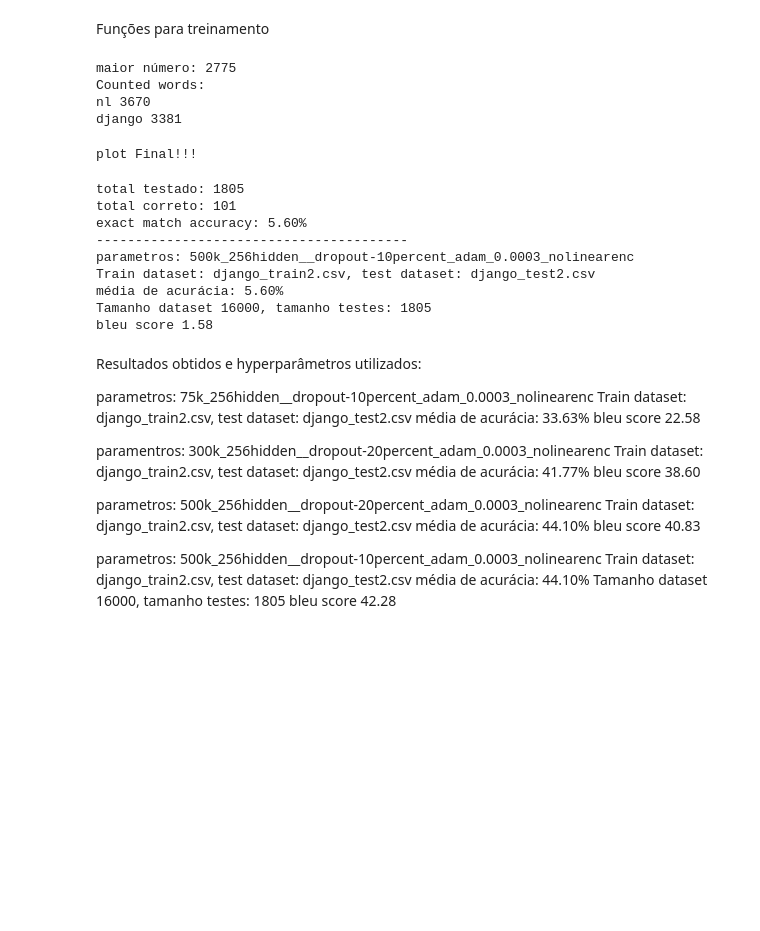
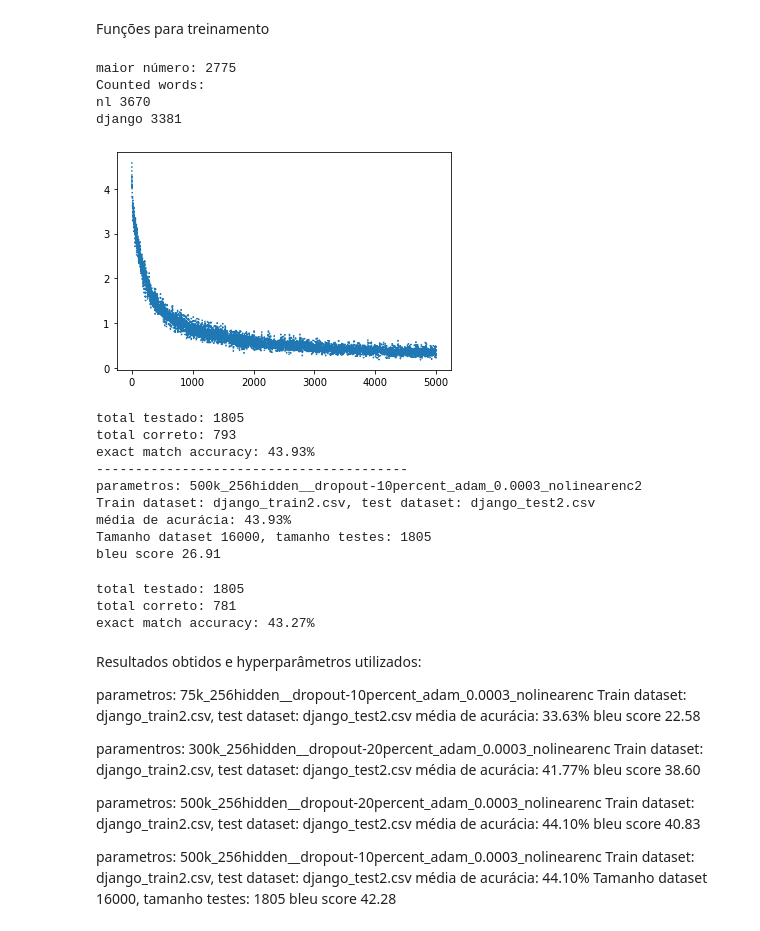
Before and after one commit to ramirorudiger/CodeGenerationWithNMT, a Jupyter notebook: TCC_Ramiro_NMT_Code_generation.ipynb, the cells around one changed output. Saved outputs shown, nothing was run; the diff lists cells and outputs as text; code cells hidden in the pictures; blank space fills up the shorter version.

```diff
--- a/TCC_Ramiro_NMT_Code_generation.ipynb
+++ b/TCC_Ramiro_NMT_Code_generation.ipynb
@@ -294,25 +294,31 @@ def timeSince(since, percent):
   return '%s (- %s)' % (asMinutes(s), asMinutes(rs))
 # %%
 import matplotlib.pyplot as plt
-plt.switch_backend('agg')
+#plt.switch_backend('agg')
 import matplotlib.ticker as ticker
 import numpy as np
 
+def show_plot2(points):
+  ypoints = np.array(points)
+
+  plt.plot(ypoints, linestyle = 'dotted')
+  plt.show()
 
 def showPlot(points):
-  #ypoints = np.array([3, 8, 1, 10])
-
-  #plt.plot(ypoints, linestyle = 'dotted')
-  #plt.show()
   plt.figure()
   fig, ax = plt.subplots()
   # this locator puts ticks at regular intervals
   loc = ticker.MultipleLocator(base=0.2)
   ax.yaxis.set_major_locator(loc)
   plt.plot(points)
-  #plt.show()
 # %%
 from tqdm import tqdm
+from numpy import asarray
+from numpy import savetxt
+
+def save_losses(file_name, losses):
+  data = asarray(losses)
+  savetxt(file_name, data, delimiter=',')
 
 def trainIters(encoder, decoder, n_iters, max_length, print_every=1000, plot_every=100, learning_rate=0.01):
   start = time.time()
@@ -349,10 +355,9 @@ def trainIters(encoder, decoder, n_iters, max_length, print_every=1000, plot_eve
         plot_losses.append(plot_loss_avg)
         plot_loss_total = 0
       if iter % 50000 == 0:
-        showPlot(plot_losses)
+        save_losses(f'losses_{iter}.csv', plot_losses)
 
-  print("plot Final!!!")
-  showPlot(plot_losses)
+  show_plot2(plot_losses)
 # %%
 def evaluate(encoder, decoder, sentence, max_length):
     with torch.no_grad():
@@ -401,21 +406,21 @@ def evaluateRandomly(encoder, decoder, max_length, n=10):
 # %%
 train_file = "django_train2.csv"
 test_file = "django_test2.csv"
 
 input_lang, output_lang, pairs, MAX_LENGTH = prepareData('nl', 'django', train_file, reverse=False)
 
 hidden_size = 256
 encoder1 = EncoderRNN(input_lang.n_words, hidden_size).to(device)
 attn_decoder1 = AttnDecoderRNN(hidden_size, output_lang.n_words, MAX_LENGTH, dropout_p=0.1).to(device)
 #att_decoder_multihead = MultiHeadAttentionLayer( hidden_size, 256, 0.1, device).to(device)
-trainIters(encoder1, attn_decoder1, 500000, MAX_LENGTH, print_every=10, learning_rate=0.0003)
+trainIters(encoder1, attn_decoder1, 500000, MAX_LENGTH, print_every=500, learning_rate=0.0003)
 #evaluateRandomly(encoder1, attn_decoder1)
 # %% [output]
 maior número: 2775
 Counted words:
 nl 3670
 django 3381
-plot Final!!!
+[figure, added]
 # %%
 train_file = "django_train2.csv"
 test_file = "django_test2.csv"
@@ -459,7 +472,7 @@ def evaluate_expression(expression, encoder, decoder):
 from torchtext.data.metrics import bleu_score
 from google.colab import drive
 
-params_names = '500k_256hidden__dropout-10percent_adam_0.0003_nolinearenc'
+params_names = '500k_256hidden__dropout-10percent_adam_0.0003_nolinearenc2'
 
 def save_model():
   drive.mount('/content/drive')
@@ -491,14 +504,49 @@ print('bleu score %.2f' % (bleu_score_result * 100))
 #save_model()
 # %% [output]
 total testado: 1805
-total correto: 101
-exact match accuracy: 5.60%
+total correto: 793
+exact match accuracy: 43.93%
 ----------------------------------------
-parametros: 500k_256hidden__dropout-10percent_adam_0.0003_nolinearenc
+parametros: 500k_256hidden__dropout-10percent_adam_0.0003_nolinearenc2
 Train dataset: django_train2.csv, test dataset: django_test2.csv
-média de acurácia: 5.60%
+média de acurácia: 43.93%
 Tamanho dataset 16000, tamanho testes: 1805
-bleu score 1.58
+bleu score 26.91
+# %%
+from torchtext.data.metrics import bleu_score
+
+def load_test():
+    #df1 = pd.read_csv('django_data_test.csv', delimiter=',')
+    df1 = pd.read_csv(test_file, delimiter=',')
+
+    df1.dropna(inplace=True)
+    df1 = df1.reset_index()  # make sure indexes pair with number of rows
+
+    return [[normalizeString(row['nl']), normalizeString(row['code'])] for index, row in df1.iterrows()]
+
+def divide_chunks(l, n):
+
+    # looping till length l
+    for i in range(0, len(l), n):
+        yield l[i:i + n]
+
+# How many elements each
+# list should have
+n = int(len(pairs) / 10)
+
+x = list(divide_chunks(pairs, n))
+
+#print (x)
+sum_accuracies = 0.0
+sum_accuracies = evaluatePrecision(load_test(), encoder1, attn_decoder1, MAX_LENGTH)
+#for i in range(len(x)-1):
+#  l = x[i]
+#  sum_accuracies+=evaluatePrecision(l, encoder1, attn_decoder1)
+#  break
+# %% [output]
+total testado: 1805
+total correto: 781
+exact match accuracy: 43.27%
 # %% [markdown]
 Resultados obtidos e hyperparâmetros utilizados:
 
```
Also changed, not shown: parts of 5 cells of this notebook.
